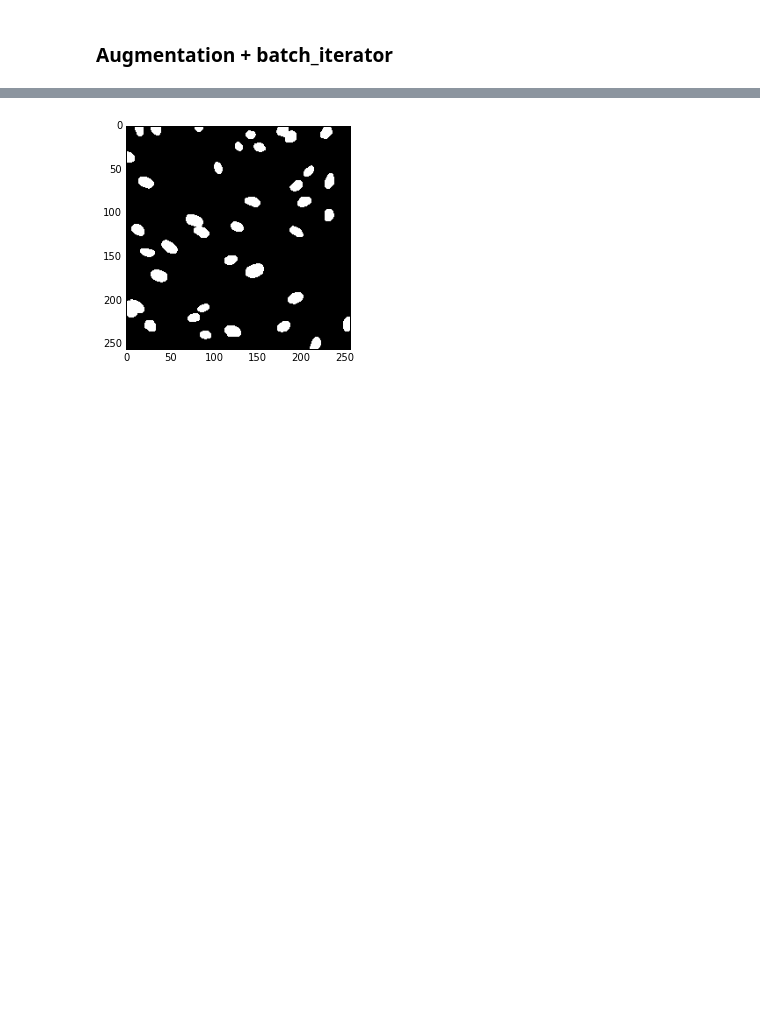
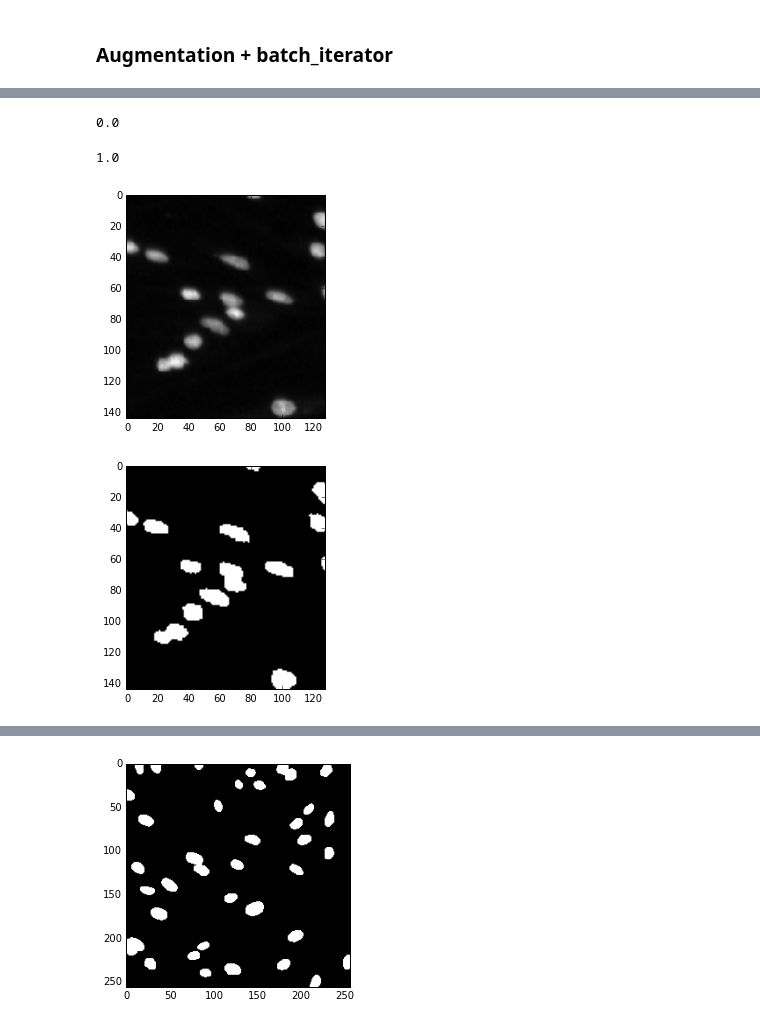
Before and after one commit to rykachevskiy/ds_bowl_2018, a Jupyter notebook: notebooks/Unet.ipynb, the cells around one changed output, grey strips where cells are left out. Cells and saved outputs as stored; diff of their text form; code cells hidden in the pictures; blank space fills up the shorter version.

```diff
--- a/notebooks/Unet.ipynb
+++ b/notebooks/Unet.ipynb
@@ -317 +316,19 @@ val_score
+# %%
+batch_y.min()
+# %% [output]
+0.0
+# %%
+batch_x.max()
+# %% [output]
+1.0
+# %%
+#pred = predict(batch_y[0])
+ind = 6
+plt.imshow(batch_x[ind][:,:,0], cmap = 'gray')
+plt.show()
+plt.imshow(batch_y[ind][:,:,0], cmap = 'gray')
+plt.show()
+# %% [output]
+[figure, added]
+[figure, added]
 # %%
```
Also changed, not shown: parts of 15 cells of this notebook.
